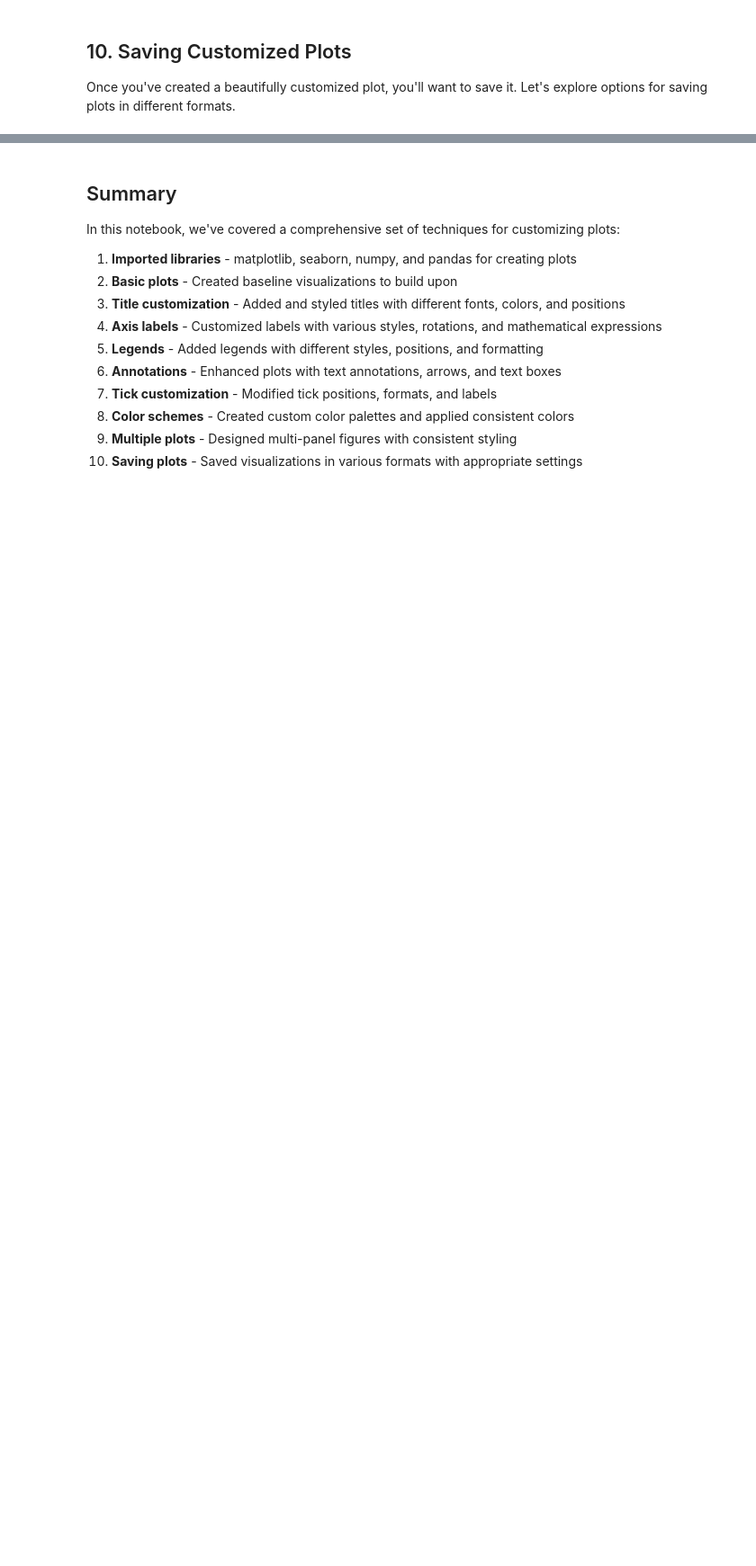
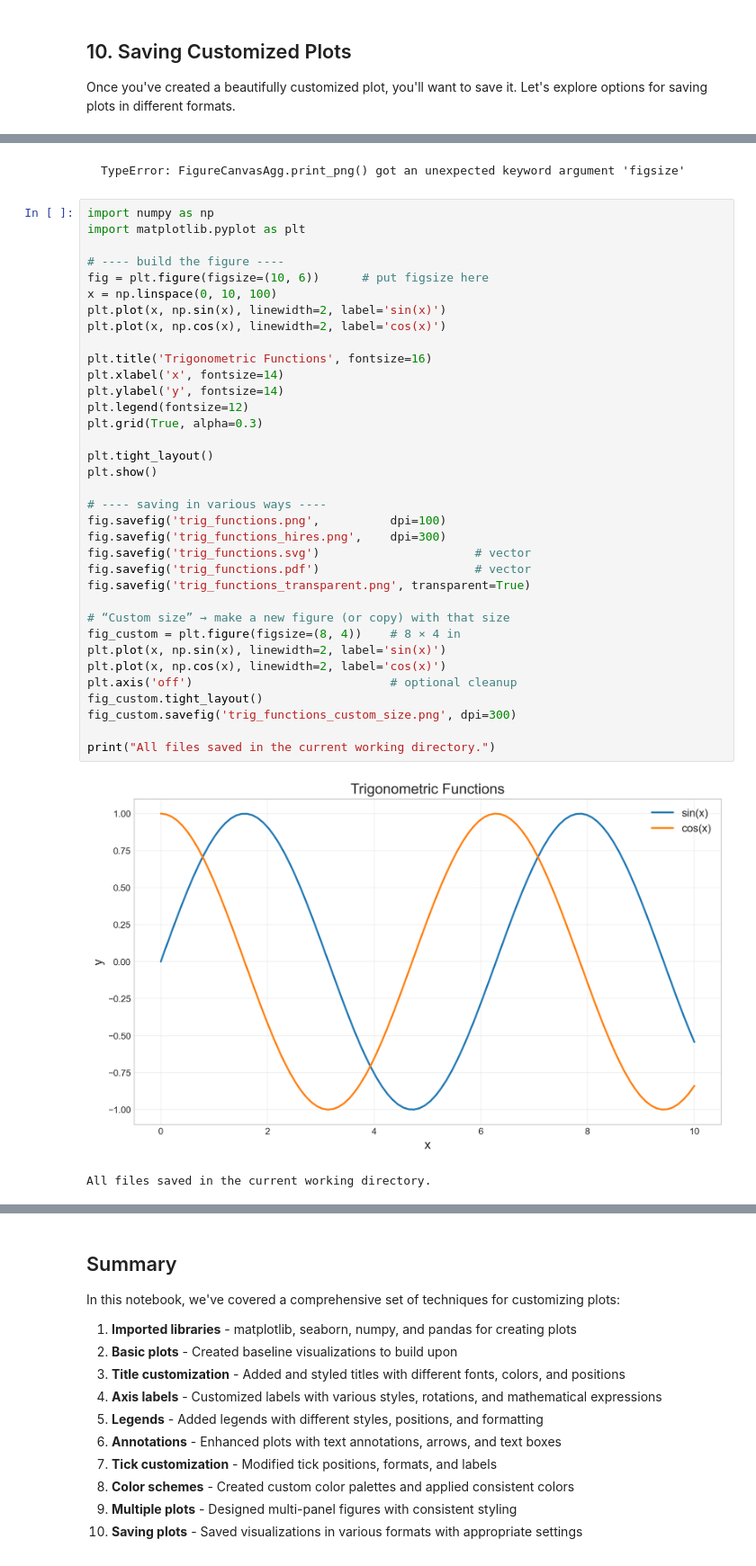
Before and after one commit to pavelklos/ai-ml, a Jupyter notebook: 3-DV/03-01-05.ipynb, the cells around one changed output, grey strips where cells are left out. Shown at 90% size. Drawn from its saved outputs; the diff is of its cells as text; blank space fills up the shorter version.

````diff
--- a/3-DV/03-01-05.ipynb
+++ b/3-DV/03-01-05.ipynb
@@ -580,0 +837,42 @@ print("The files above would be saved in your working directory.")
+# %% [markdown]
+```
+TypeError: FigureCanvasAgg.print_png() got an unexpected keyword argument 'figsize'
+```
+# %%
+import numpy as np
+import matplotlib.pyplot as plt
+
+# ---- build the figure ----
+fig = plt.figure(figsize=(10, 6))      # put figsize here
+x = np.linspace(0, 10, 100)
+plt.plot(x, np.sin(x), linewidth=2, label='sin(x)')
+plt.plot(x, np.cos(x), linewidth=2, label='cos(x)')
+
+plt.title('Trigonometric Functions', fontsize=16)
+plt.xlabel('x', fontsize=14)
+plt.ylabel('y', fontsize=14)
+plt.legend(fontsize=12)
+plt.grid(True, alpha=0.3)
+
+plt.tight_layout()
+plt.show()
+
+# ---- saving in various ways ----
+fig.savefig('trig_functions.png',          dpi=100)
+fig.savefig('trig_functions_hires.png',    dpi=300)
+fig.savefig('trig_functions.svg')                      # vector
+fig.savefig('trig_functions.pdf')                      # vector
+fig.savefig('trig_functions_transparent.png', transparent=True)
+
+# “Custom size” → make a new figure (or copy) with that size
+fig_custom = plt.figure(figsize=(8, 4))    # 8 × 4 in
+plt.plot(x, np.sin(x), linewidth=2, label='sin(x)')
+plt.plot(x, np.cos(x), linewidth=2, label='cos(x)')
+plt.axis('off')                            # optional cleanup
+fig_custom.tight_layout()
+fig_custom.savefig('trig_functions_custom_size.png', dpi=300)
+
+print("All files saved in the current working directory.")
+# %% [output]
+[figure, added]
+All files saved in the current working directory.
````
Also changed, not shown: parts of 19 cells of this notebook, 1 other file.
